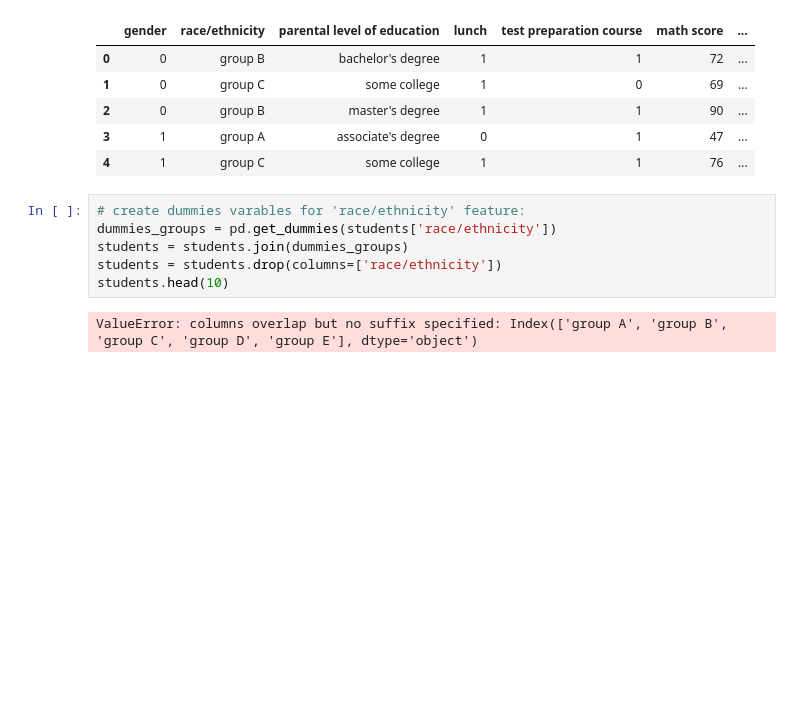
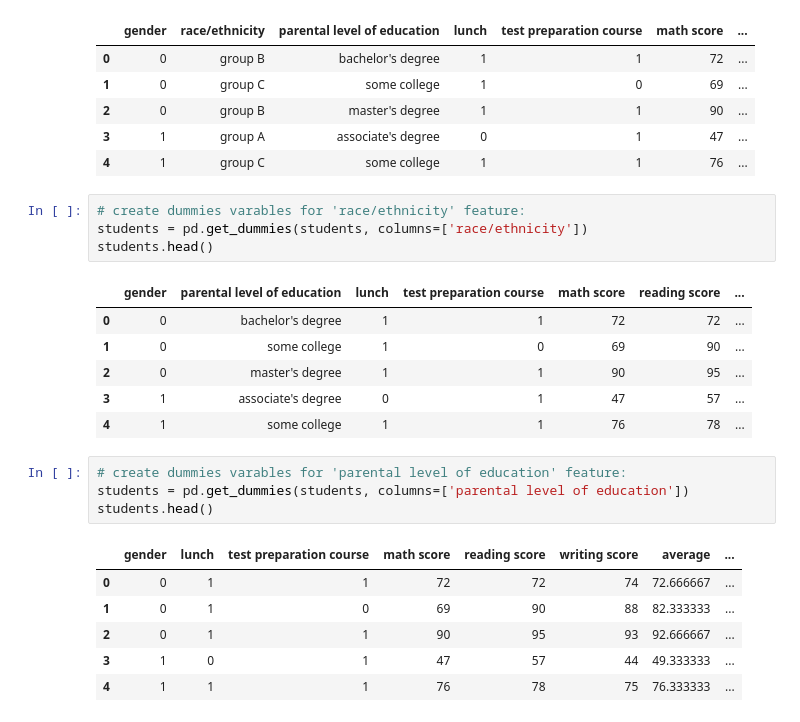
Before and after one commit to kggold4/final-project-intro-data-science, a Jupyter notebook: notebook3.ipynb, the cells around one changed output. Saved outputs shown, nothing was run; the diff lists cells and outputs as text; blank space fills up the shorter version.

```diff
--- a/notebook3.ipynb
+++ b/notebook3.ipynb
@@ -245,9 +245,23 @@ students.head()
 | 4 | 1 | group C | some college | 1 | 1 | 76 | ... |
 # %%
 # create dummies varables for 'race/ethnicity' feature:
-dummies_groups = pd.get_dummies(students['race/ethnicity'])
-students = students.join(dummies_groups)
-students = students.drop(columns=['race/ethnicity'])
-students.head(10)
+students = pd.get_dummies(students, columns=['race/ethnicity'])
+students.head()
 # %% [output]
-ValueError: columns overlap but no suffix specified: Index(['group A', 'group B', 'group C', 'group D', 'group E'], dtype='object')
+|  | gender | parental level of education | lunch | test preparation course | math score | reading score | ... |
+| 0 | 0 | bachelor's degree | 1 | 1 | 72 | 72 | ... |
+| 1 | 0 | some college | 1 | 0 | 69 | 90 | ... |
+| 2 | 0 | master's degree | 1 | 1 | 90 | 95 | ... |
+| 3 | 1 | associate's degree | 0 | 1 | 47 | 57 | ... |
+| 4 | 1 | some college | 1 | 1 | 76 | 78 | ... |
+# %%
+# create dummies varables for 'parental level of education' feature:
+students = pd.get_dummies(students, columns=['parental level of education'])
+students.head()
+# %% [output]
+|  | gender | lunch | test preparation course | math score | reading score | writing score | average | ... |
+| 0 | 0 | 1 | 1 | 72 | 72 | 74 | 72.666667 | ... |
+| 1 | 0 | 1 | 0 | 69 | 90 | 88 | 82.333333 | ... |
+| 2 | 0 | 1 | 1 | 90 | 95 | 93 | 92.666667 | ... |
+| 3 | 1 | 0 | 1 | 47 | 57 | 44 | 49.333333 | ... |
+| 4 | 1 | 1 | 1 | 76 | 78 | 75 | 76.333333 | ... |
```
Also changed, not shown: parts of 2 cells of this notebook.
